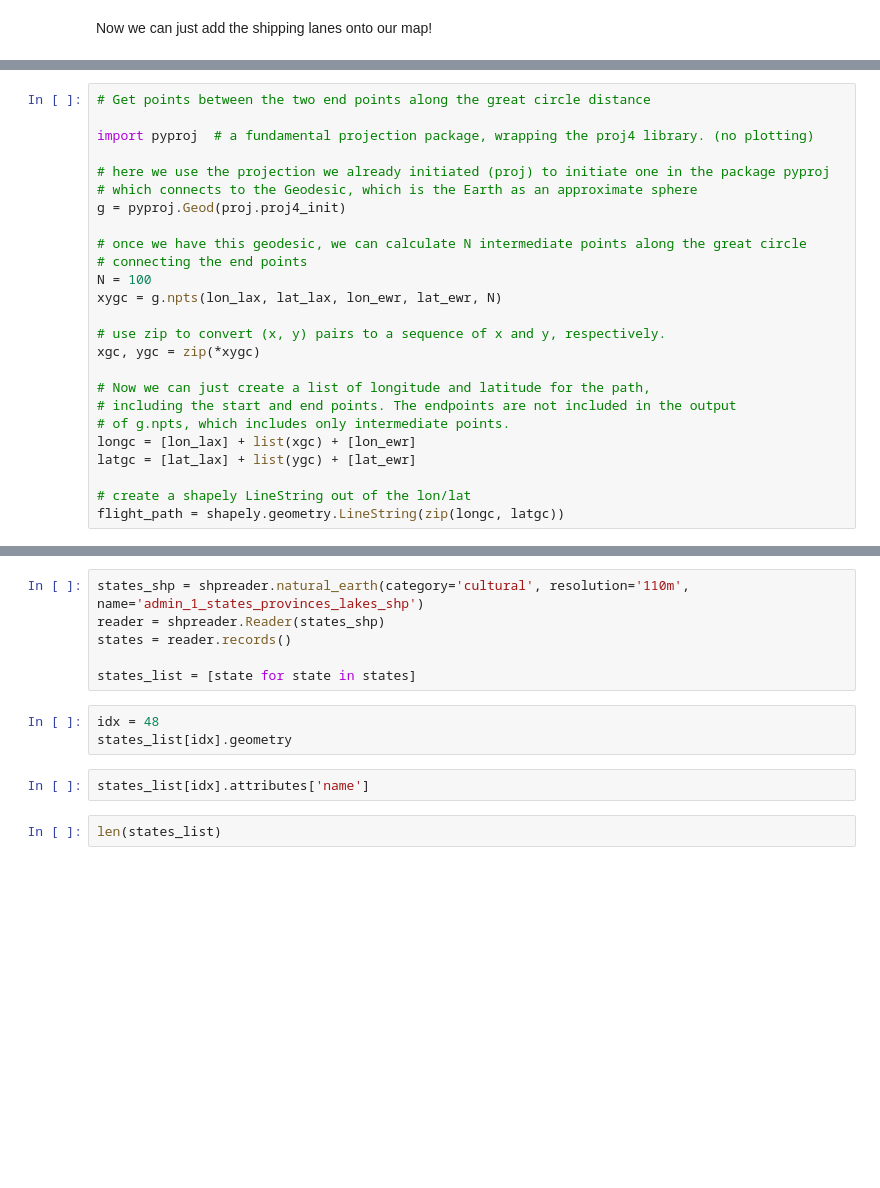
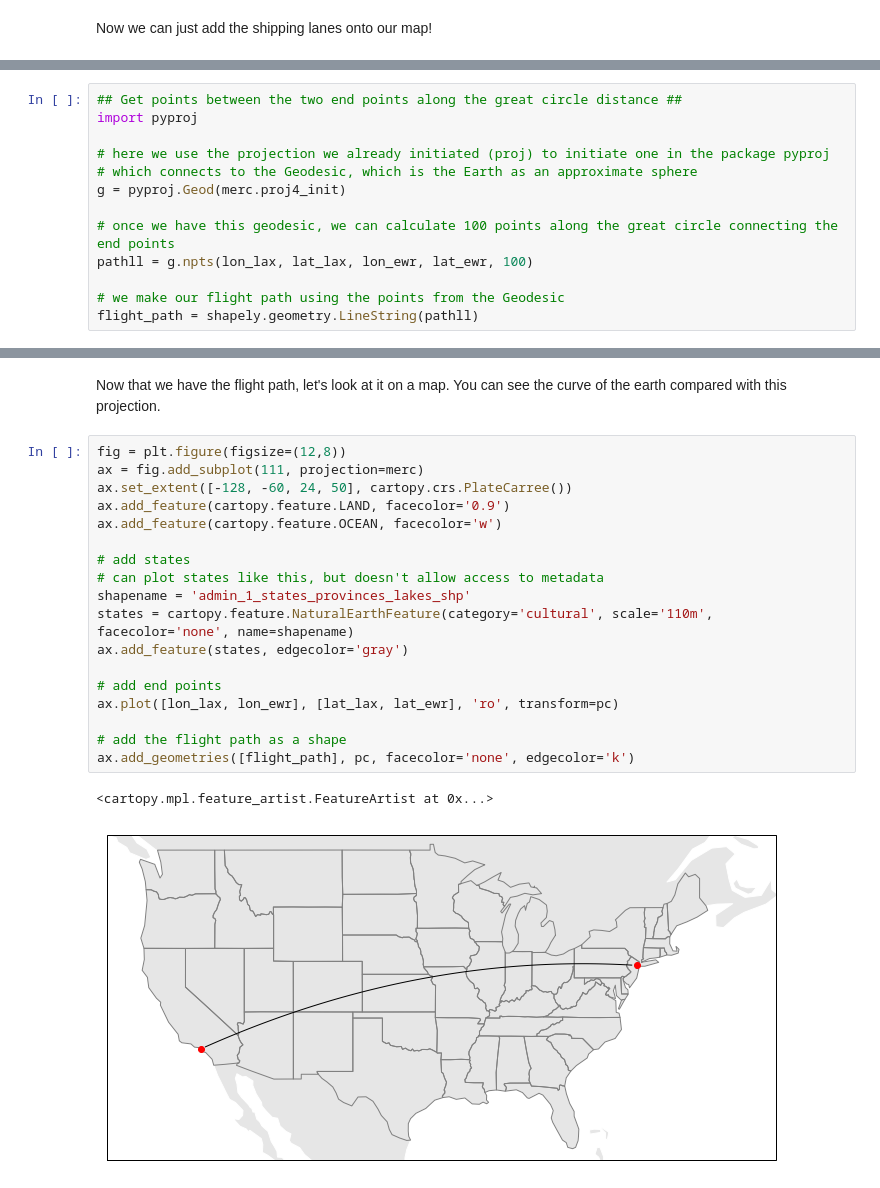
Before and after one commit to kthyng/python4geosciences, a Jupyter notebook: materials/ST_shapes.ipynb, the cells around one changed output, grey strips where cells are left out. Drawn from its saved outputs; the diff is of its cells as text; blank space fills up the shorter version.

```diff
--- a/materials/ST_shapes.ipynb
+++ b/materials/ST_shapes.ipynb
@@ -225,25 +243,13 @@ lon_ewr, lat_ewr = [-74.1686, 40.6925]
 # %%
-# Get points between the two end points along the great circle distance
-
-import pyproj  # a fundamental projection package, wrapping the proj4 library. (no plotting)
+## Get points between the two end points along the great circle distance ##
+import pyproj
 
 # here we use the projection we already initiated (proj) to initiate one in the package pyproj
 # which connects to the Geodesic, which is the Earth as an approximate sphere
-g = pyproj.Geod(proj.proj4_init)
+g = pyproj.Geod(merc.proj4_init)
 
-# once we have this geodesic, we can calculate N intermediate points along the great circle
-# connecting the end points
-N = 100
-xygc = g.npts(lon_lax, lat_lax, lon_ewr, lat_ewr, N)
+# once we have this geodesic, we can calculate 100 points along the great circle connecting the end points
+pathll = g.npts(lon_lax, lat_lax, lon_ewr, lat_ewr, 100)
 
-# use zip to convert (x, y) pairs to a sequence of x and y, respectively.
-xgc, ygc = zip(*xygc)
-
-# Now we can just create a list of longitude and latitude for the path,
-# including the start and end points. The endpoints are not included in the output
-# of g.npts, which includes only intermediate points.
-longc = [lon_lax] + list(xgc) + [lon_ewr]
-latgc = [lat_lax] + list(ygc) + [lat_ewr]
-
-# create a shapely LineString out of the lon/lat
-flight_path = shapely.geometry.LineString(zip(longc, latgc))
+# we make our flight path using the points from the Geodesic
+flight_path = shapely.geometry.LineString(pathll)
@@ -311,13 +256,23 @@ ax.add_geometries?
-# %%
-states_shp = shpreader.natural_earth(category='cultural', resolution='110m', name='admin_1_states_provinces_lakes_shp')
-reader = shpreader.Reader(states_shp)
-states = reader.records()
-
-states_list = [state for state in states]
-# %%
-idx = 48
-states_list[idx].geometry
-# %%
-states_list[idx].attributes['name']
-# %%
-len(states_list)
+# %% [markdown]
+Now that we have the flight path, let's look at it on a map. You can see the curve of the earth compared with this projection.
+# %%
+fig = plt.figure(figsize=(12,8))
+ax = fig.add_subplot(111, projection=merc)
+ax.set_extent([-128, -60, 24, 50], cartopy.crs.PlateCarree())
+ax.add_feature(cartopy.feature.LAND, facecolor='0.9')
+ax.add_feature(cartopy.feature.OCEAN, facecolor='w')
+
+# add states
+# can plot states like this, but doesn't allow access to metadata
+shapename = 'admin_1_states_provinces_lakes_shp'
+states = cartopy.feature.NaturalEarthFeature(category='cultural', scale='110m', facecolor='none', name=shapename)
+ax.add_feature(states, edgecolor='gray')
+
+# add end points
+ax.plot([lon_lax, lon_ewr], [lat_lax, lat_ewr], 'ro', transform=pc)
+
+# add the flight path as a shape
+ax.add_geometries([flight_path], pc, facecolor='none', edgecolor='k')
+# %% [output]
+<cartopy.mpl.feature_artist.FeatureArtist at 0x...>
+[figure, added]
```
Also changed, not shown: parts of 37 cells of this notebook, 1 other file.
